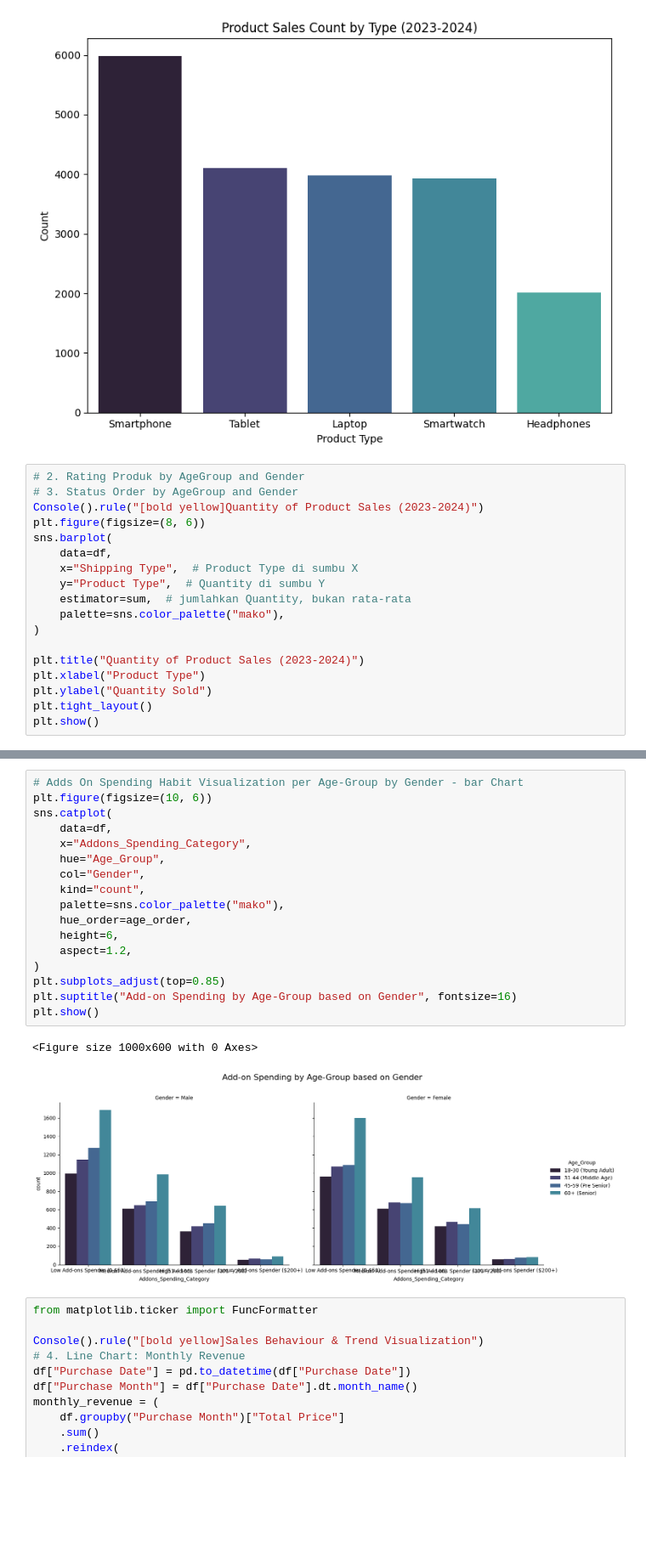
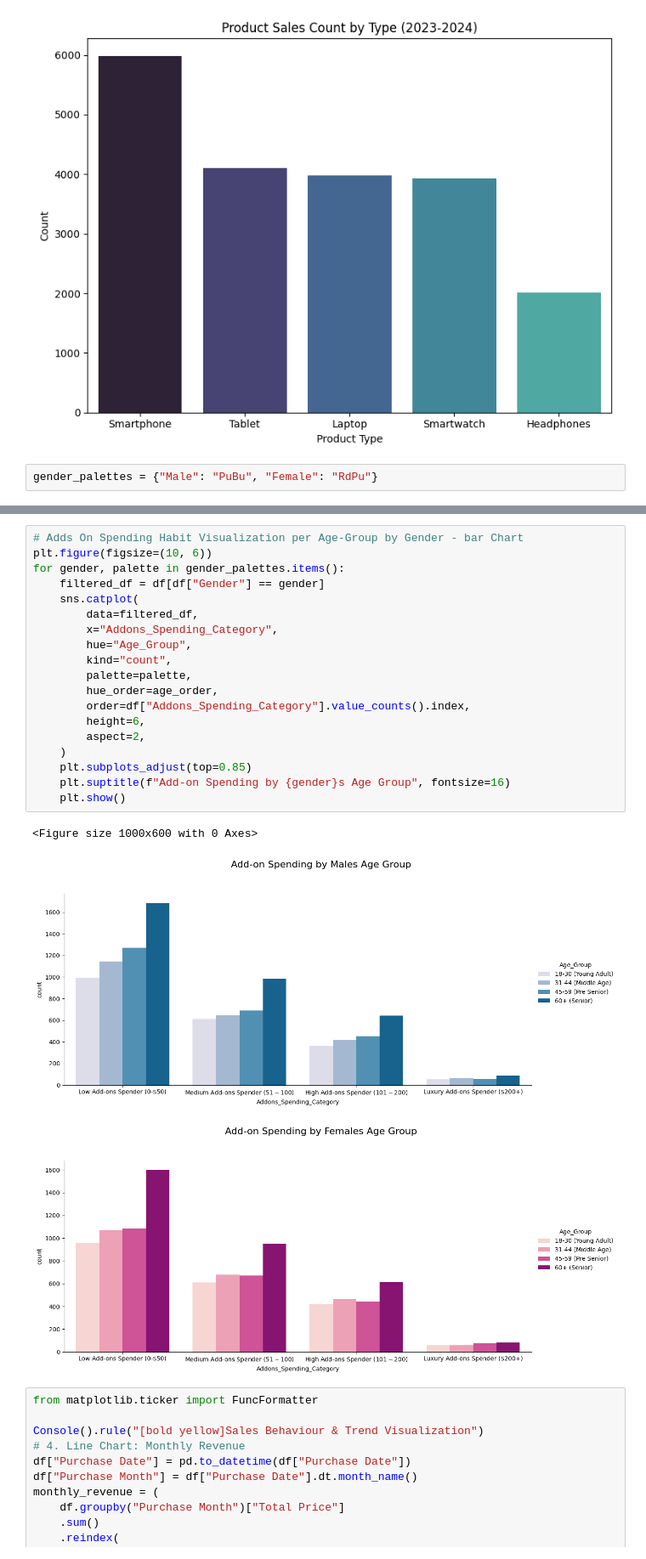
Before and after one commit to apostroef/sales-data-representation, a Jupyter notebook: Data-Visualization.ipynb, the cells around one changed output, grey strips where cells are left out. Shown: that part at 85% size. Drawn from its saved outputs; the diff is of its cells as text; blank space fills up the shorter version.

```diff
--- a/Data-Visualization.ipynb
+++ b/Data-Visualization.ipynb
@@ -132,20 +132,4 @@ Passing `palette` without assigning `hue` is deprecated and will be removed in v
   sns.countplot(data=df, x="Product Type", palette=sns.color_palette("mako"))
 [figure]
 # %%
-# 2. Rating Produk by AgeGroup and Gender
-# 3. Status Order by AgeGroup and Gender
-Console().rule("[bold yellow]Quantity of Product Sales (2023-2024)")
-plt.figure(figsize=(8, 6))
-sns.barplot(
-    data=df,
-    x="Shipping Type",  # Product Type di sumbu X
-    y="Product Type",  # Quantity di sumbu Y
-    estimator=sum,  # jumlahkan Quantity, bukan rata-rata
-    palette=sns.color_palette("mako"),
-)
-
-plt.title("Quantity of Product Sales (2023-2024)")
-plt.xlabel("Product Type")
-plt.ylabel("Quantity Sold")
-plt.tight_layout()
-plt.show()
+gender_palettes = {"Male": "PuBu", "Female": "RdPu"}
@@ -197,23 +191,26 @@ plt.show()
 # %%
 # Adds On Spending Habit Visualization per Age-Group by Gender - bar Chart
 plt.figure(figsize=(10, 6))
-sns.catplot(
-    data=df,
-    x="Addons_Spending_Category",
-    hue="Age_Group",
-    col="Gender",
-    kind="count",
-    palette=sns.color_palette("mako"),
-    hue_order=age_order,
-    height=6,
-    aspect=1.2,
-)
-plt.subplots_adjust(top=0.85)
-plt.suptitle("Add-on Spending by Age-Group based on Gender", fontsize=16)
-plt.show()
+for gender, palette in gender_palettes.items():
+    filtered_df = df[df["Gender"] == gender]
+    sns.catplot(
+        data=filtered_df,
+        x="Addons_Spending_Category",
+        hue="Age_Group",
+        kind="count",
+        palette=palette,
+        hue_order=age_order,
+        order=df["Addons_Spending_Category"].value_counts().index,
+        height=6,
+        aspect=2,
+    )
+    plt.subplots_adjust(top=0.85)
+    plt.suptitle(f"Add-on Spending by {gender}s Age Group", fontsize=16)
+    plt.show()
 # %% [output]
 <Figure size 1000x600 with 0 Axes>
-[figure, old version]
+[figure, new version]
+[figure, added]
 # %%
 from matplotlib.ticker import FuncFormatter
 
```
Also changed, not shown: parts of 4 cells of this notebook, 1 other file.
